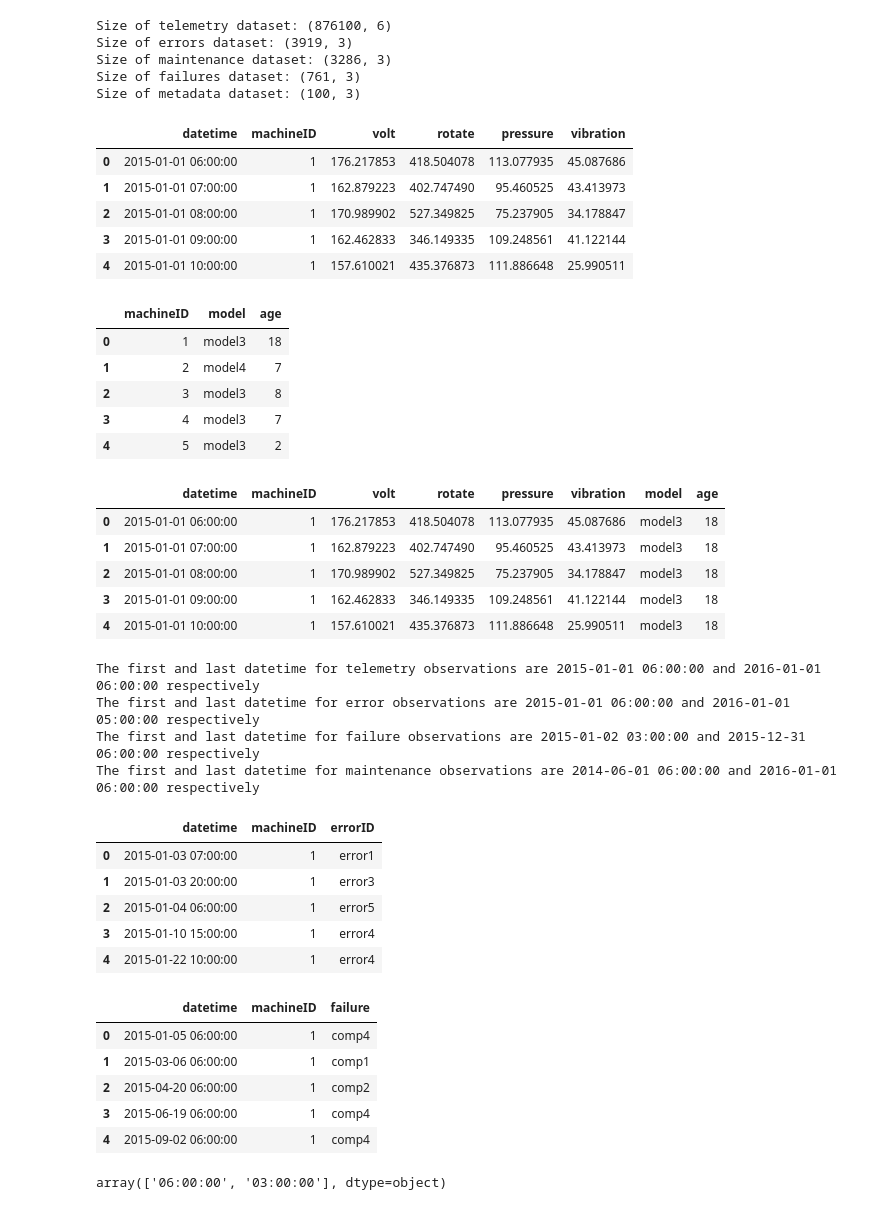
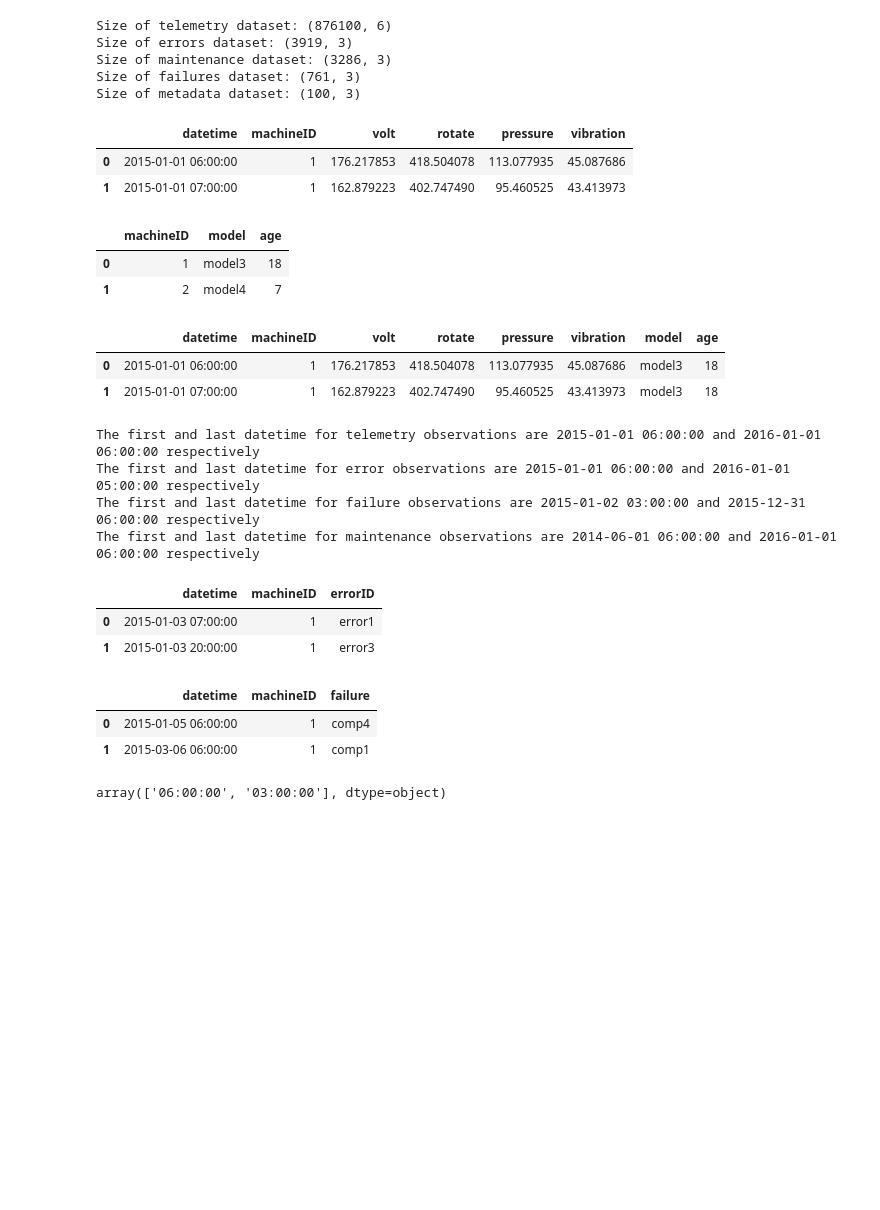
Before and after one commit to manya28/predictive_maintenance, a Jupyter notebook: predictive_maintenance_1.ipynb, the cells around one changed output. Saved outputs shown, nothing was run; the diff lists cells and outputs as text; code cells hidden in the pictures; blank space fills up the shorter version.

```diff
--- a/predictive_maintenance_1.ipynb
+++ b/predictive_maintenance_1.ipynb
@@ -39,36 +45,27 @@ Size of maintenance dataset: (3286, 3)
 Size of failures dataset: (761, 3)
 Size of metadata dataset: (100, 3)
 # %%
-telemetry_raw.head()
+telemetry_raw.head(2)
 # %% [output]
 |  | datetime | machineID | volt | rotate | pressure | vibration |
 | 0 | 2015-01-01 06:00:00 | 1 | 176.217853 | 418.504078 | 113.077935 | 45.087686 |
 | 1 | 2015-01-01 07:00:00 | 1 | 162.879223 | 402.747490 | 95.460525 | 43.413973 |
-| 2 | 2015-01-01 08:00:00 | 1 | 170.989902 | 527.349825 | 75.237905 | 34.178847 |
-| 3 | 2015-01-01 09:00:00 | 1 | 162.462833 | 346.149335 | 109.248561 | 41.122144 |
-| 4 | 2015-01-01 10:00:00 | 1 | 157.610021 | 435.376873 | 111.886648 | 25.990511 |
 # %%
-metadata_raw.head()
+metadata_raw.head(2)
 # %% [output]
 |  | machineID | model | age |
 | 0 | 1 | model3 | 18 |
 | 1 | 2 | model4 | 7 |
-| 2 | 3 | model3 | 8 |
-| 3 | 4 | model3 | 7 |
-| 4 | 5 | model3 | 2 |
 # %%
 # Makes sense to add machine metadata alongside machine telemetry to act as predictors
 
 feature_df = pd.merge(telemetry_raw, metadata_raw, on="machineID", how = "outer")
 assert feature_df.shape[0] == telemetry_raw.shape[0]
-feature_df.head()
+feature_df.head(2)
 # %% [output]
 |  | datetime | machineID | volt | rotate | pressure | vibration | model | age |
 | 0 | 2015-01-01 06:00:00 | 1 | 176.217853 | 418.504078 | 113.077935 | 45.087686 | model3 | 18 |
 | 1 | 2015-01-01 07:00:00 | 1 | 162.879223 | 402.747490 | 95.460525 | 43.413973 | model3 | 18 |
-| 2 | 2015-01-01 08:00:00 | 1 | 170.989902 | 527.349825 | 75.237905 | 34.178847 | model3 | 18 |
-| 3 | 2015-01-01 09:00:00 | 1 | 162.462833 | 346.149335 | 109.248561 | 41.122144 | model3 | 18 |
-| 4 | 2015-01-01 10:00:00 | 1 | 157.610021 | 435.376873 | 111.886648 | 25.990511 | model3 | 18 |
 # %%
 print(f"The first and last datetime for telemetry observations are {feature_df['datetime'].sort_values().min()} and {feature_df['datetime'].sort_values().max()} respectively")
 print(f"The first and last datetime for error observations are {errors_raw['datetime'].sort_values().min()} and {errors_raw['datetime'].sort_values().max()} respectively")
@@ -80,23 +77,17 @@ The first and last datetime for error observations are 2015-01-01 06:00:00 and 2
 The first and last datetime for failure observations are 2015-01-02 03:00:00 and 2015-12-31 06:00:00 respectively
 The first and last datetime for maintenance observations are 2014-06-01 06:00:00 and 2016-01-01 06:00:00 respectively
 # %%
-errors_raw.head() # 3919
+errors_raw.head(2) # 3919
 # %% [output]
 |  | datetime | machineID | errorID |
 | 0 | 2015-01-03 07:00:00 | 1 | error1 |
 | 1 | 2015-01-03 20:00:00 | 1 | error3 |
-| 2 | 2015-01-04 06:00:00 | 1 | error5 |
-| 3 | 2015-01-10 15:00:00 | 1 | error4 |
-| 4 | 2015-01-22 10:00:00 | 1 | error4 |
 # %%
-failures_raw.head() # 761
+failures_raw.head(2) # 761
 # %% [output]
 |  | datetime | machineID | failure |
 | 0 | 2015-01-05 06:00:00 | 1 | comp4 |
 | 1 | 2015-03-06 06:00:00 | 1 | comp1 |
-| 2 | 2015-04-20 06:00:00 | 1 | comp2 |
-| 3 | 2015-06-19 06:00:00 | 1 | comp4 |
-| 4 | 2015-09-02 06:00:00 | 1 | comp4 |
 # %%
 failures_raw['time'] = failures_raw['datetime'].apply(lambda x: x.split(" ")[1])
 failures_raw["time"].unique()
```
Also changed, not shown: parts of 57 cells of this notebook.
